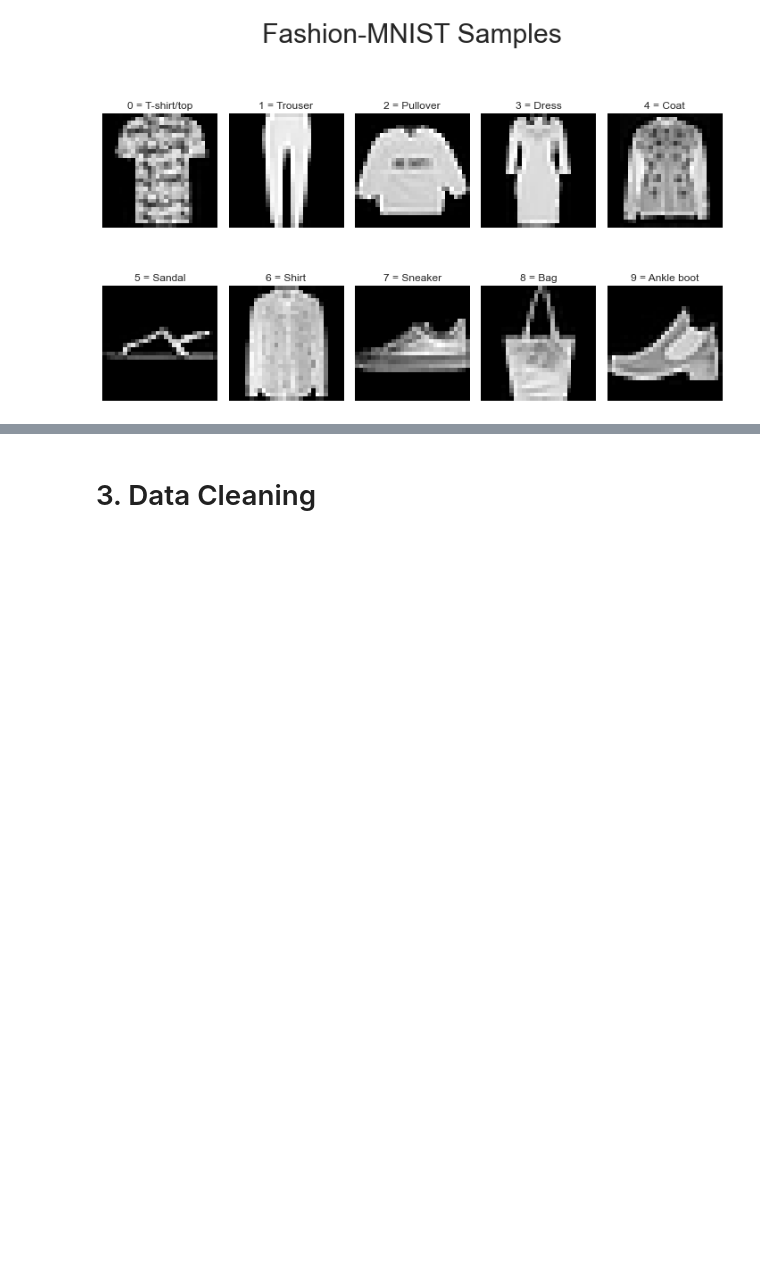
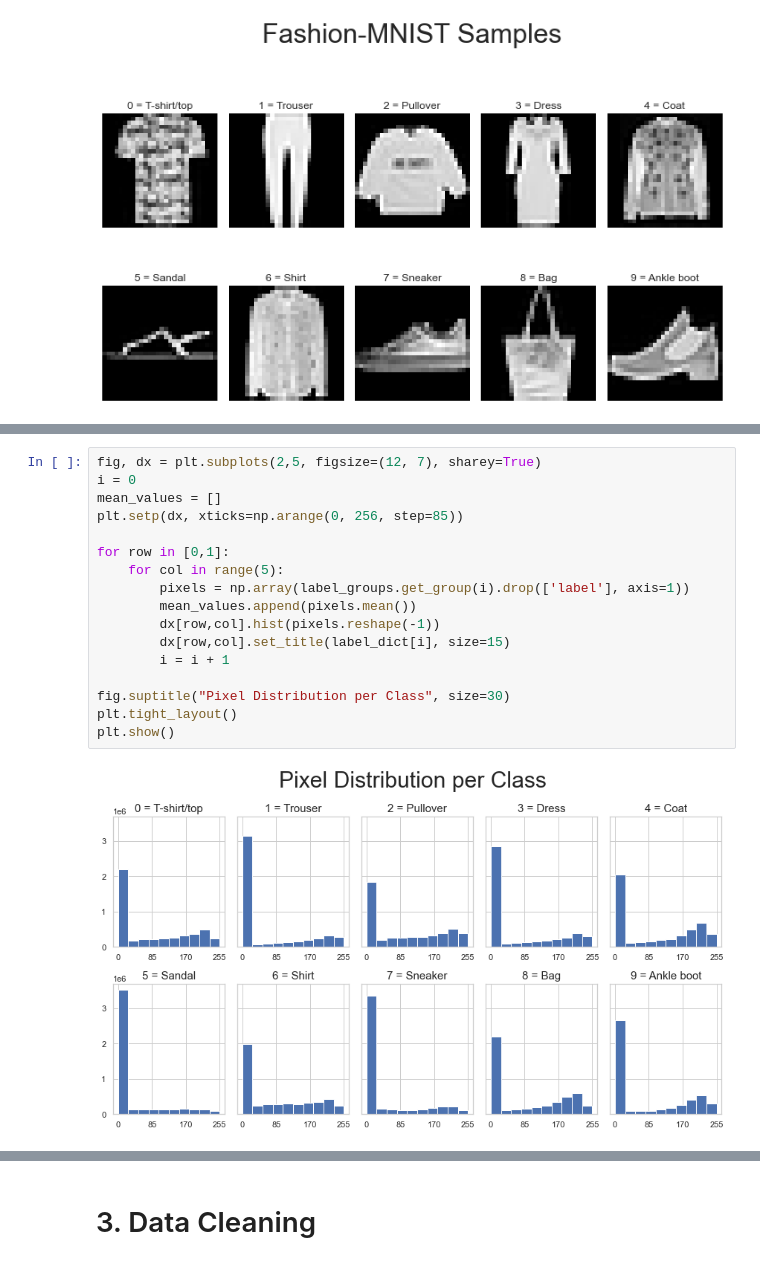
Before and after one commit to adiy55/1SB-Final-Project, a Jupyter notebook: 1SB ML Fashion MNIST.ipynb, the cells around one changed output, grey strips where cells are left out. Saved outputs shown, nothing was run; the diff lists cells and outputs as text; blank space fills up the shorter version.

Commit message:
Plot pixel distributions (section 2), add scaling markdown (section 3)

```diff
--- a/1SB ML Fashion MNIST.ipynb
+++ b/1SB ML Fashion MNIST.ipynb
@@ -136,0 +183,19 @@ plt.show()
+# %%
+fig, dx = plt.subplots(2,5, figsize=(12, 7), sharey=True)
+i = 0
+mean_values = []
+plt.setp(dx, xticks=np.arange(0, 256, step=85))
+
+for row in [0,1]:
+    for col in range(5):
+        pixels = np.array(label_groups.get_group(i).drop(['label'], axis=1))
+        mean_values.append(pixels.mean())
+        dx[row,col].hist(pixels.reshape(-1))
+        dx[row,col].set_title(label_dict[i], size=15)
+        i = i + 1
+
+fig.suptitle("Pixel Distribution per Class", size=30)
+plt.tight_layout()
+plt.show()
+# %% [output]
+[figure, added]
```
Also changed, not shown: parts of 10 cells of this notebook.
